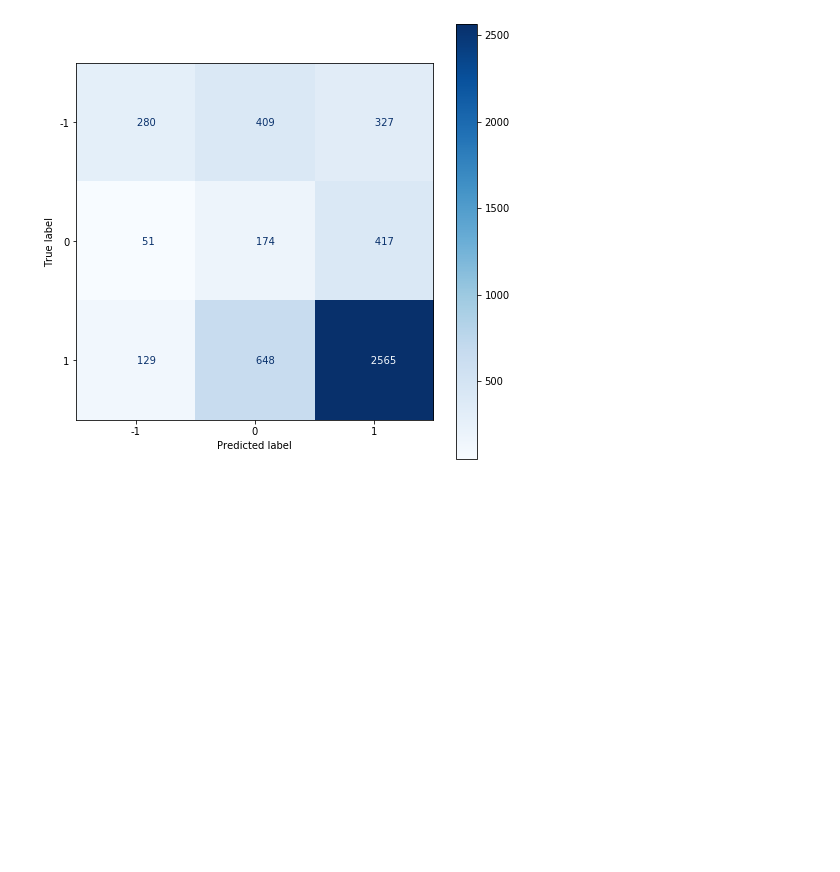
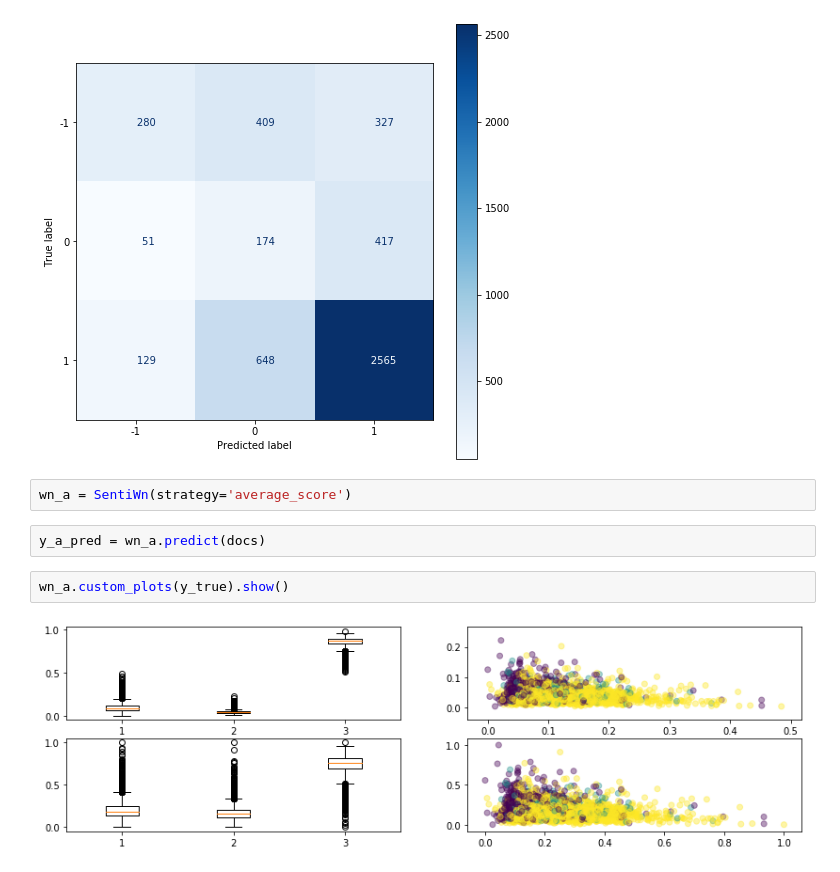
Before and after one commit to afflint/textsent, a Jupyter notebook: Synsets, wordnet and Yelp reviews.ipynb, the cells around one changed output. Drawn from its saved outputs; the diff is of its cells as text; blank space fills up the shorter version.

Commit message:
Added two more scoring methods
average_score and weighted_average were added

```diff
--- a/Synsets, wordnet and Yelp reviews.ipynb
+++ b/Synsets, wordnet and Yelp reviews.ipynb
@@ -294,3 +352,11 @@ print_report_plot_cf(y_true, y_w_pred)
    macro avg       0.51      0.44      0.45      5000
 weighted avg       0.66      0.60      0.62      5000
 [figure]
+# %%
+wn_a = SentiWn(strategy='average_score')
+# %%
+y_a_pred = wn_a.predict(docs)
+# %%
+wn_a.custom_plots(y_true).show()
+# %% [output]
+[figure, added]
```
Also changed, not shown: parts of 7 cells of this notebook.
